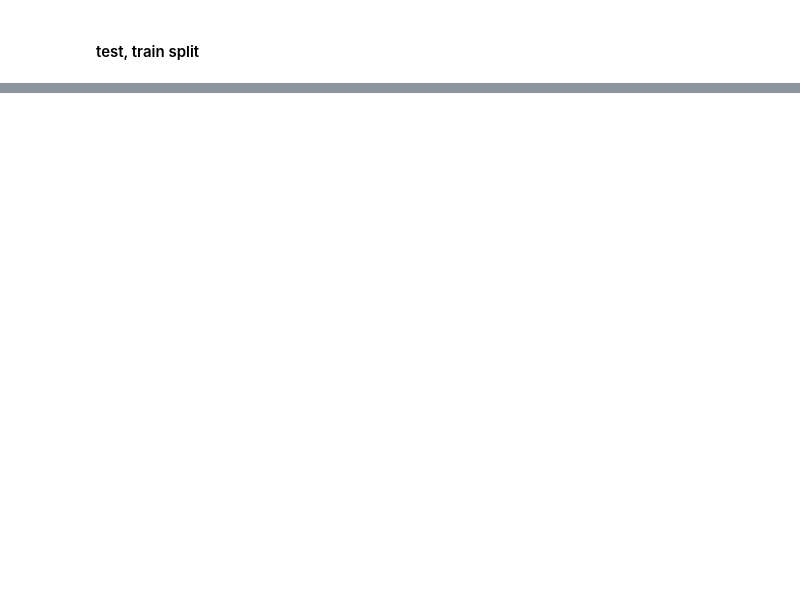
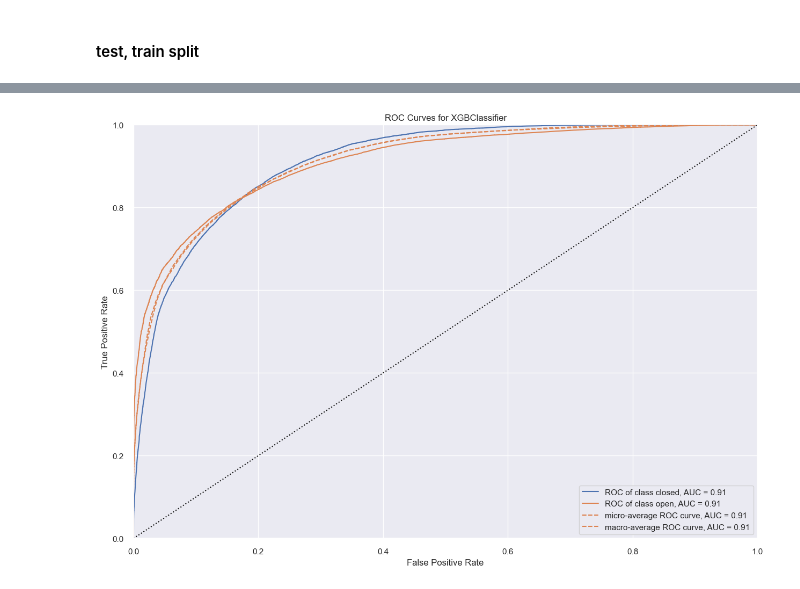
Before and after one commit to georgetown-analytics/boston-311, a Jupyter notebook: 02 code/Encoding_FeatureEngineering_Initial_ML_JPS.ipynb, the cells around one changed output, grey strips where cells are left out. Saved outputs shown, nothing was run; the diff lists cells and outputs as text; code cells hidden in the pictures; blank space fills up the shorter version.

```diff
--- a/02 code/Encoding_FeatureEngineering_Initial_ML_JPS.ipynb
+++ b/02 code/Encoding_FeatureEngineering_Initial_ML_JPS.ipynb
@@ -272,0 +295,11 @@ plt.show()
+# %%
+from yellowbrick.classifier import ClassBalance, ROCAUC, ClassificationReport, ClassPredictionError
+classes = ['closed', 'open']
+visualizer = ROCAUC(xgb_reg, classes=classes)
+
+visualizer.fit(X_train, y_train)        # Fit the training data to the visualizer
+visualizer.score(X_test, y_test)
+
+r = visualizer.poof()
+# %% [output]
+[figure, added]
```
Also changed, not shown: parts of 32 cells of this notebook.
